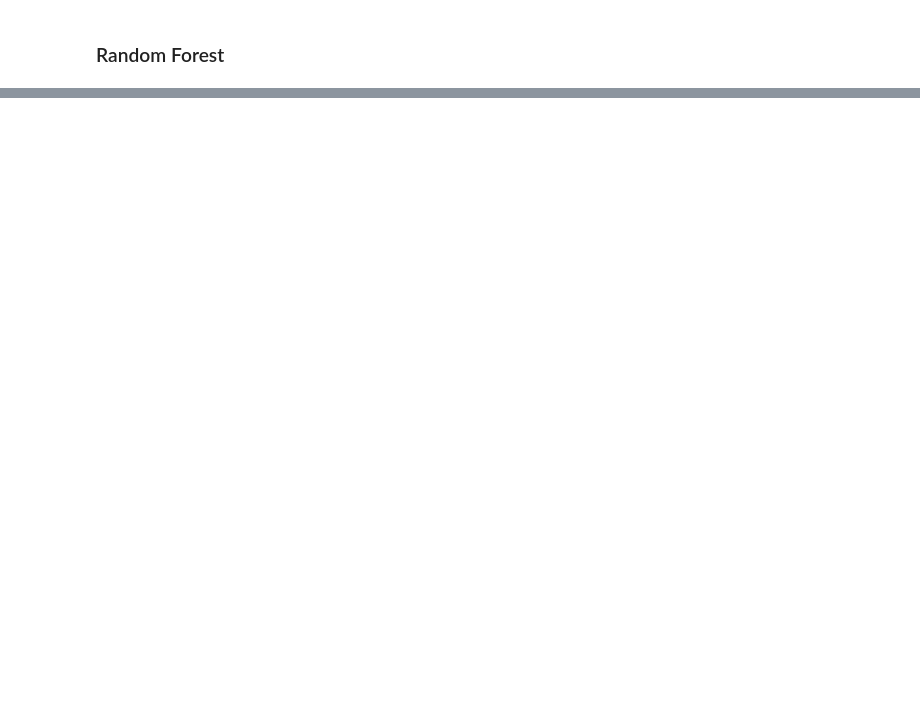
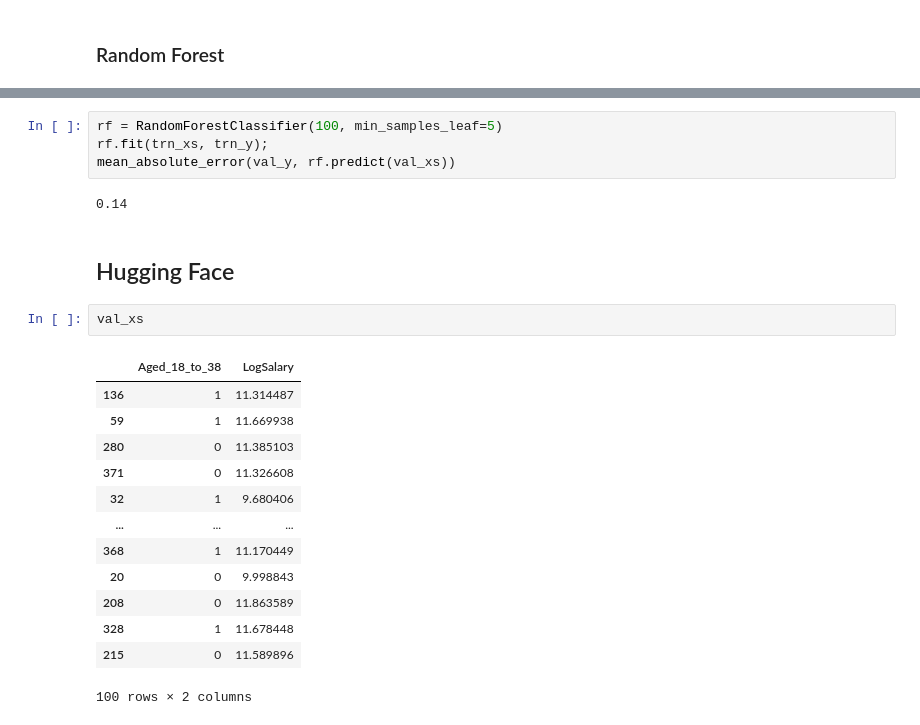
Before and after one commit to viniciusroriz/apm, a Jupyter notebook: Lesson_6/article6.ipynb, the cells around one changed output, grey strips where cells are left out. Drawn from its saved outputs; the diff is of its cells as text; blank space fills up the shorter version.

```diff
--- a/Lesson_6/article6.ipynb
+++ b/Lesson_6/article6.ipynb
@@ -237,0 +284,24 @@ Reshape your data either using array.reshape(-1, 1) if your data has a single fe
+# %%
+rf = RandomForestClassifier(100, min_samples_leaf=5)
+rf.fit(trn_xs, trn_y);
+mean_absolute_error(val_y, rf.predict(val_xs))
+# %% [output]
+0.14
+# %% [markdown]
+## Hugging Face
+# %%
+val_xs
+# %% [output]
+|  | Aged_18_to_38 | LogSalary |
+| 136 | 1 | 11.314487 |
+| 59 | 1 | 11.669938 |
+| 280 | 0 | 11.385103 |
+| 371 | 0 | 11.326608 |
+| 32 | 1 | 9.680406 |
+| ... | ... | ... |
+| 368 | 1 | 11.170449 |
+| 20 | 0 | 9.998843 |
+| 208 | 0 | 11.863589 |
+| 328 | 1 | 11.678448 |
+| 215 | 0 | 11.589896 |
+100 rows × 2 columns
```
Also changed, not shown: parts of 42 cells of this notebook, 6 other files.
